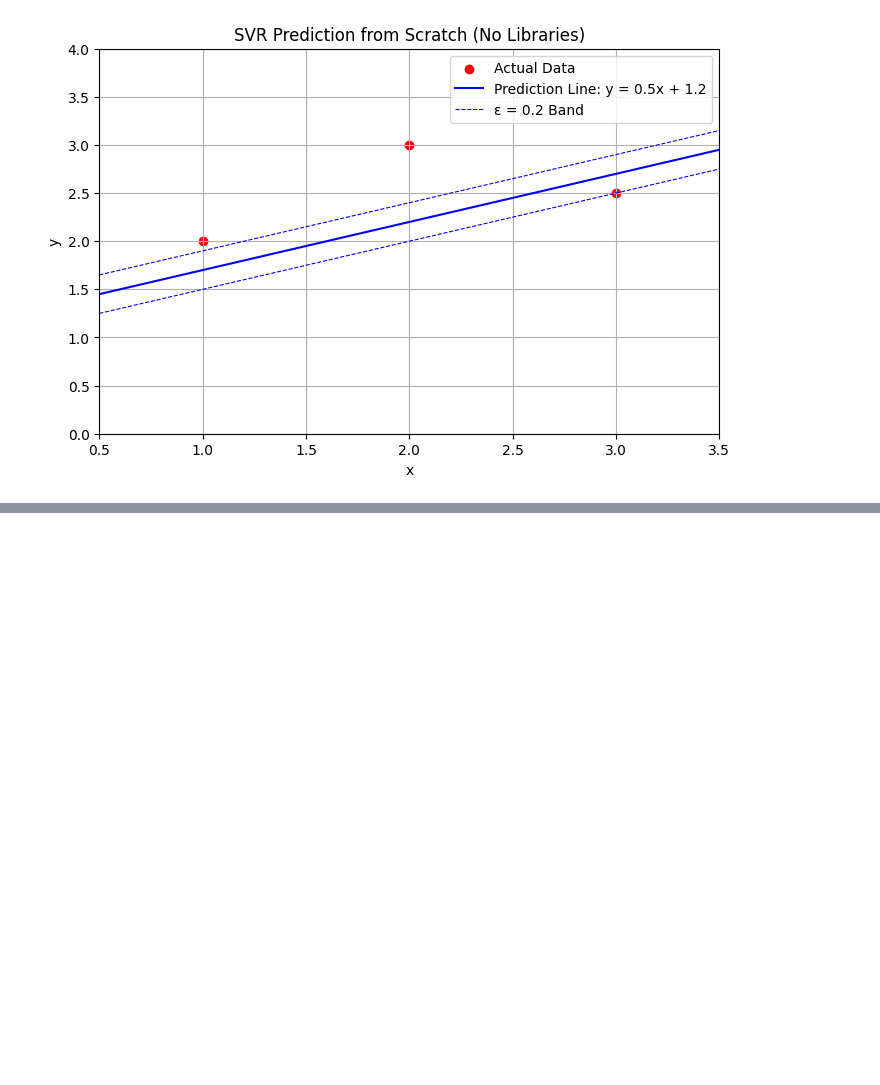
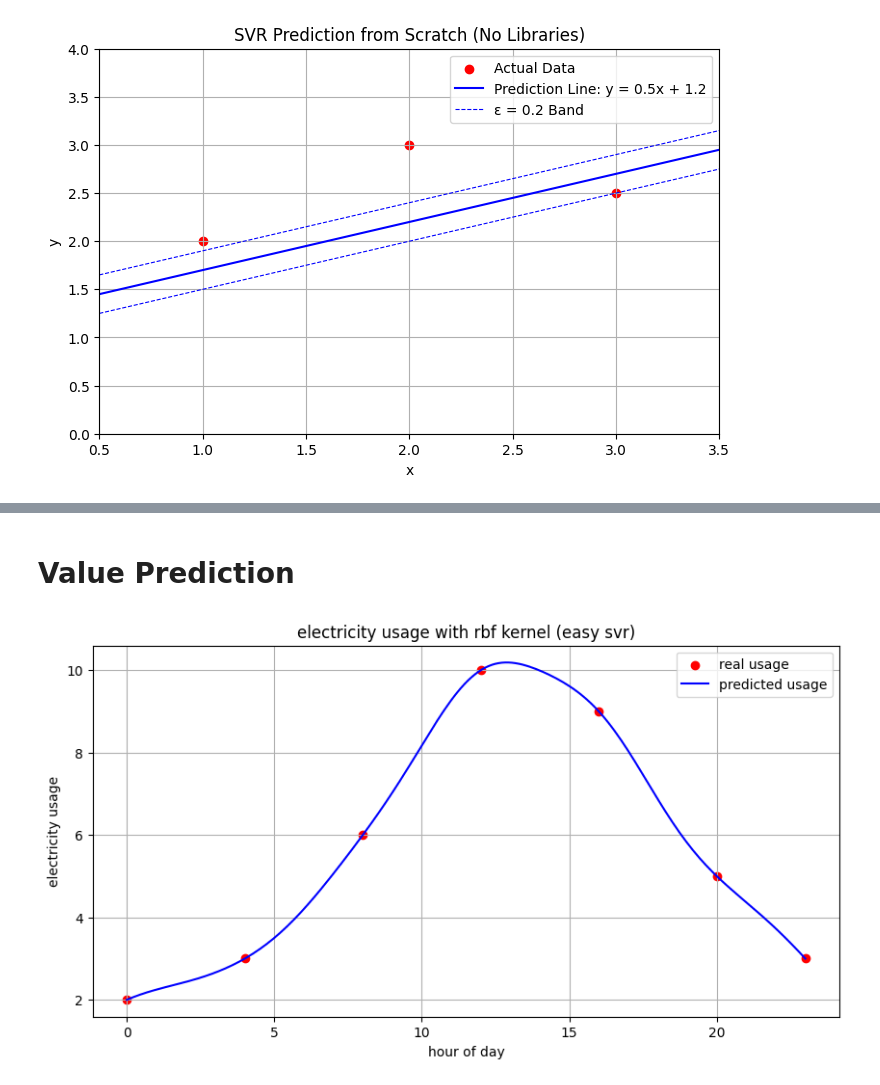
Before and after one commit to arshadziban/ML-Algo, a Jupyter notebook: Version_02/Supervised Learning/Regression/Support Vector Regression/svr.ipynb, the cells around one changed output, grey strips where cells are left out. Drawn from its saved outputs; the diff is of its cells as text; code cells hidden in the pictures; blank space fills up the shorter version.

```diff
--- a/Version_02/Supervised Learning/Regression/Support Vector Regression/svr.ipynb
+++ b/Version_02/Supervised Learning/Regression/Support Vector Regression/svr.ipynb
@@ -268,0 +413,44 @@ plt.show()
+# %% [markdown]
+# Value Prediction
+# %%
+import numpy as np
+import matplotlib.pyplot as plt
+
+# step 1: electricity usage during the day (hour vs usage)
+x = np.array([0, 4, 8, 12, 16, 20, 23])    # hour of the day
+y = np.array([2, 3, 6, 10, 9, 5, 3])       # usage pattern
+
+# step 2: rbf kernel function (measures similarity)
+def rbf(x1, x2, gamma=0.1):
+    return np.exp(-gamma * (x1 - x2)**2)
+
+# step 3: create kernel matrix (training vs training)
+def kernel_matrix(X1, X2, gamma=0.1):
+    n1, n2 = len(X1), len(X2)
+    K = np.zeros((n1, n2))
+    for i in range(n1):
+        for j in range(n2):
+            K[i][j] = rbf(X1[i], X2[j], gamma)
+    return K
+
+# step 4: compute weights (alpha)
+K_train = kernel_matrix(x, x)
+alpha = np.linalg.pinv(K_train) @ y  # simple solution
+
+# step 5: predict for each hour in the day
+x_test = np.linspace(0, 23, 200)             # hours from 0 to 23
+K_test = kernel_matrix(x_test, x)            # compare test with training
+y_pred = K_test @ alpha                      # predicted usage
+
+# step 6: plot
+plt.figure(figsize=(10, 5))
+plt.scatter(x, y, color='red', label='real usage')
+plt.plot(x_test, y_pred, color='blue', label='predicted usage')
+plt.title('electricity usage with rbf kernel (easy svr)')
+plt.xlabel('hour of day')
+plt.ylabel('electricity usage')
+plt.grid(True)
+plt.legend()
+plt.show()
+# %% [output]
+[figure, added]
```
Also changed, not shown: parts of 9 cells of this notebook.
